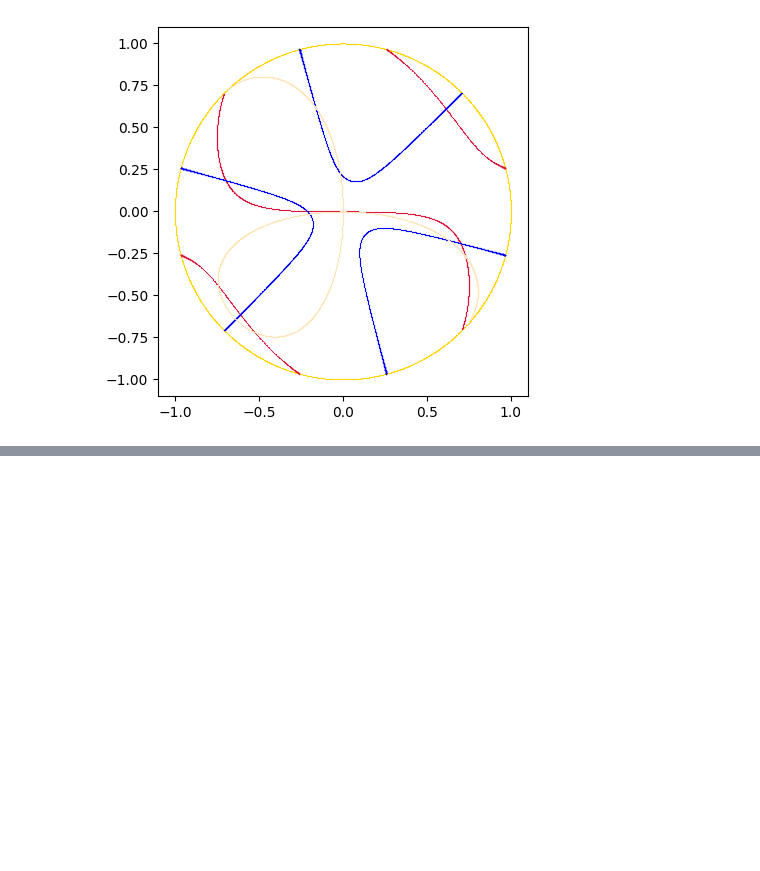
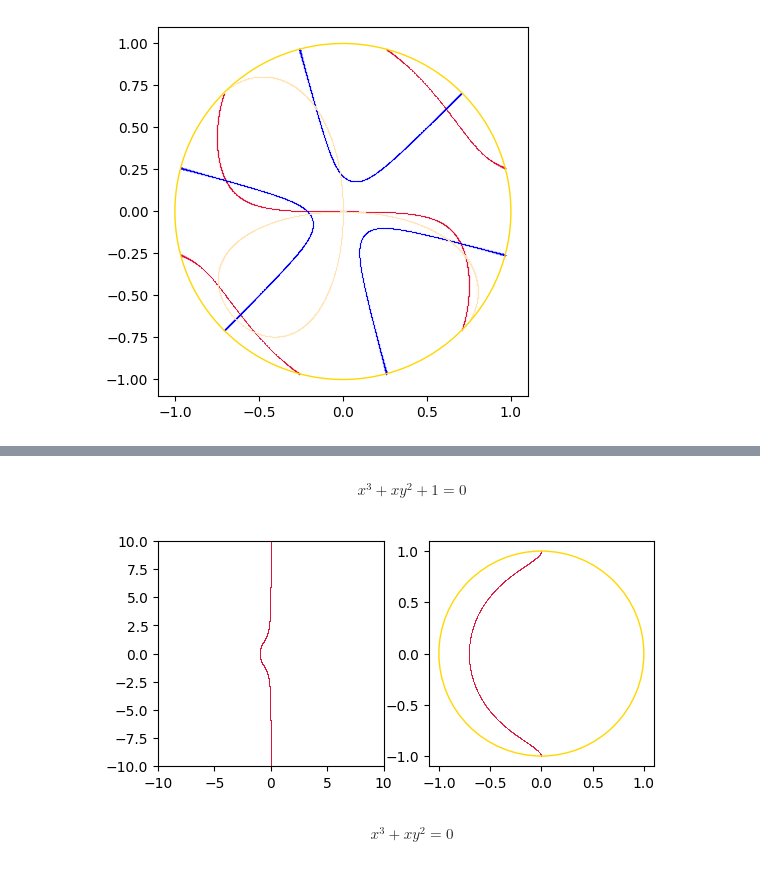
Before and after one commit to mirtorande/cubic-curve-projective-closure, a Jupyter notebook: ExperimentationStation.ipynb, the cells around one changed output, grey strips where cells are left out. Saved outputs shown, nothing was run; the diff lists cells and outputs as text; code cells hidden in the pictures; blank space fills up the shorter version.

```diff
--- a/ExperimentationStation.ipynb
+++ b/ExperimentationStation.ipynb
@@ -455,0 +521,8 @@ plt.show()
+# %% [markdown]
+$$x^3 + xy^2 + 1 = 0$$
+# %%
+drawAffineAndProjected('1x^3 + 1xy^2 + 1')
+# %% [output]
+[figure, added]
+# %% [markdown]
+$$x^3 + xy^2 = 0$$
```
Also changed, not shown: parts of 12 cells of this notebook.
